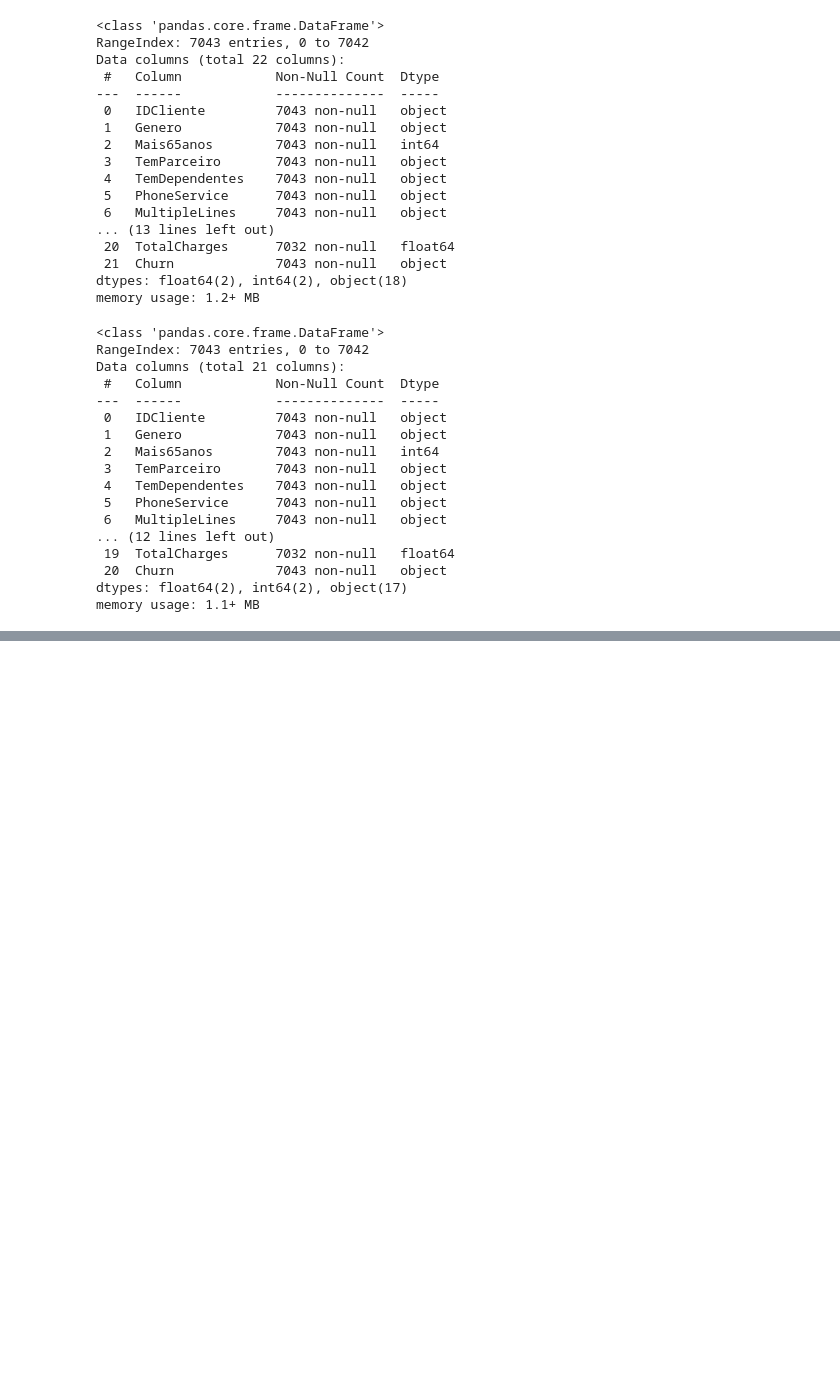
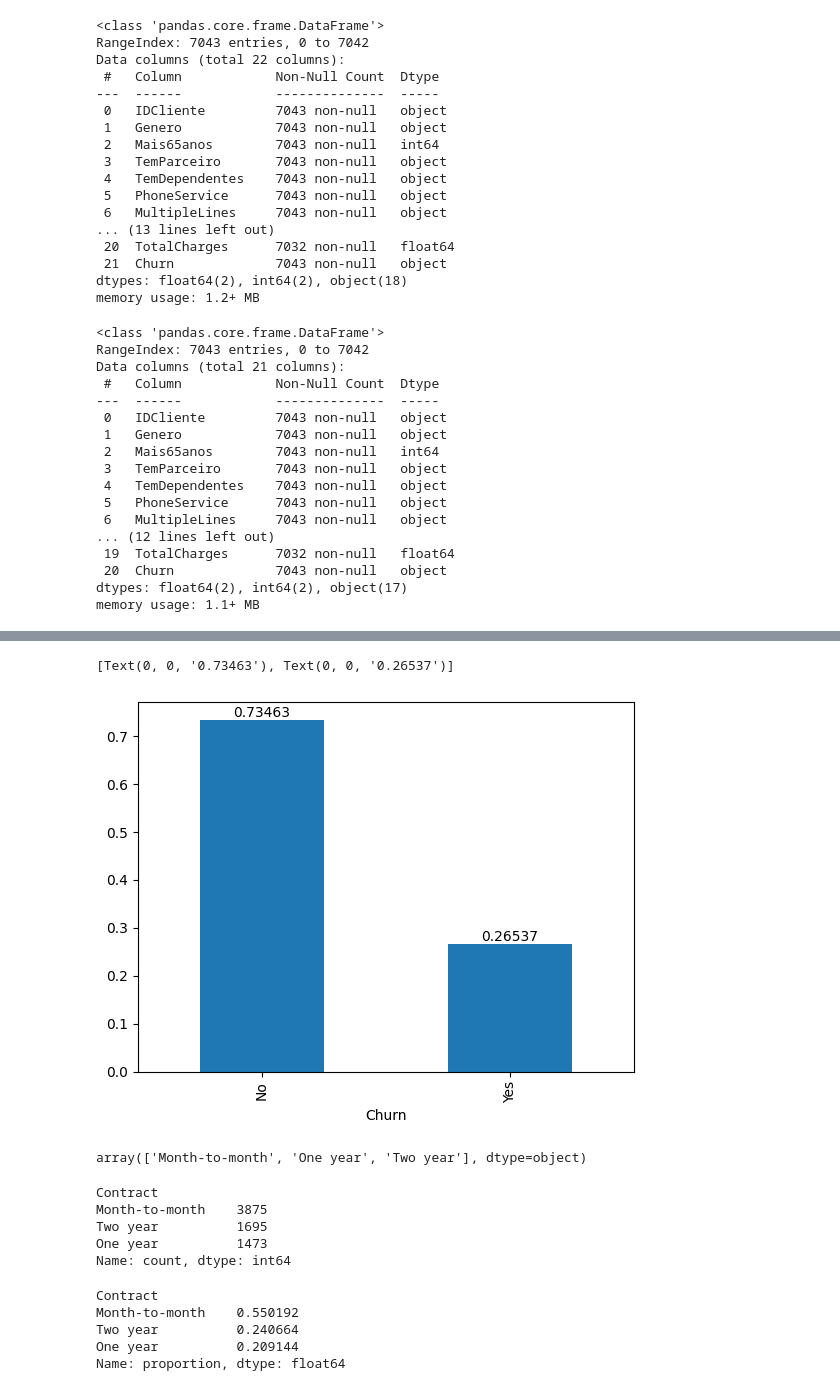
Before and after one commit to dvargas42/ai-eda-exercise, a Jupyter notebook: eda_churn.ipynb, the cells around one changed output, grey strips where cells are left out. Saved outputs shown, nothing was run; the diff lists cells and outputs as text; code cells hidden in the pictures; blank space fills up the shorter version.

```diff
--- a/eda_churn.ipynb
+++ b/eda_churn.ipynb
@@ -413,0 +644,31 @@ memory usage: 1.1+ MB
+# %%
+# Plot distribuicao Churn (Percentual)
+ax = df_churn.Churn.value_counts(normalize=True).plot.bar()
+
+ax.bar_label(ax.containers[0])
+# %% [output]
+[Text(0, 0, '0.73463'), Text(0, 0, '0.26537')]
+[figure, added]
+# %%
+# Quais sao os tipos de contrato
+df_churn.Contract.unique()
+# %% [output]
+array(['Month-to-month', 'One year', 'Two year'], dtype=object)
+# %%
+# Contar contratos usando a variável Contract com referência
+df_churn.Contract.value_counts()
+# %% [output]
+Contract
+Month-to-month    3875
+Two year          1695
+One year          1473
+Name: count, dtype: int64
+# %%
+# Contar a distribuicao de contratos percentualmente
+df_churn.Contract.value_counts(normalize=True)
+# %% [output]
+Contract
+Month-to-month    0.550192
+Two year          0.240664
+One year          0.209144
+Name: proportion, dtype: float64
```
Also changed, not shown: parts of 33 cells of this notebook.
